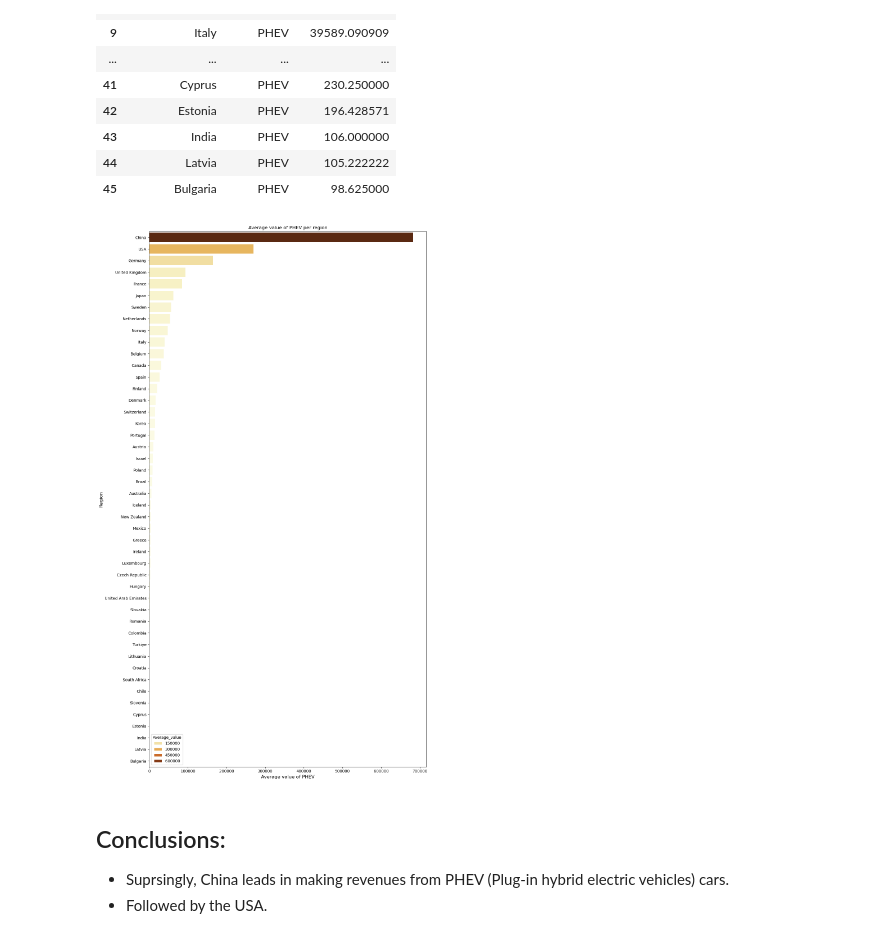
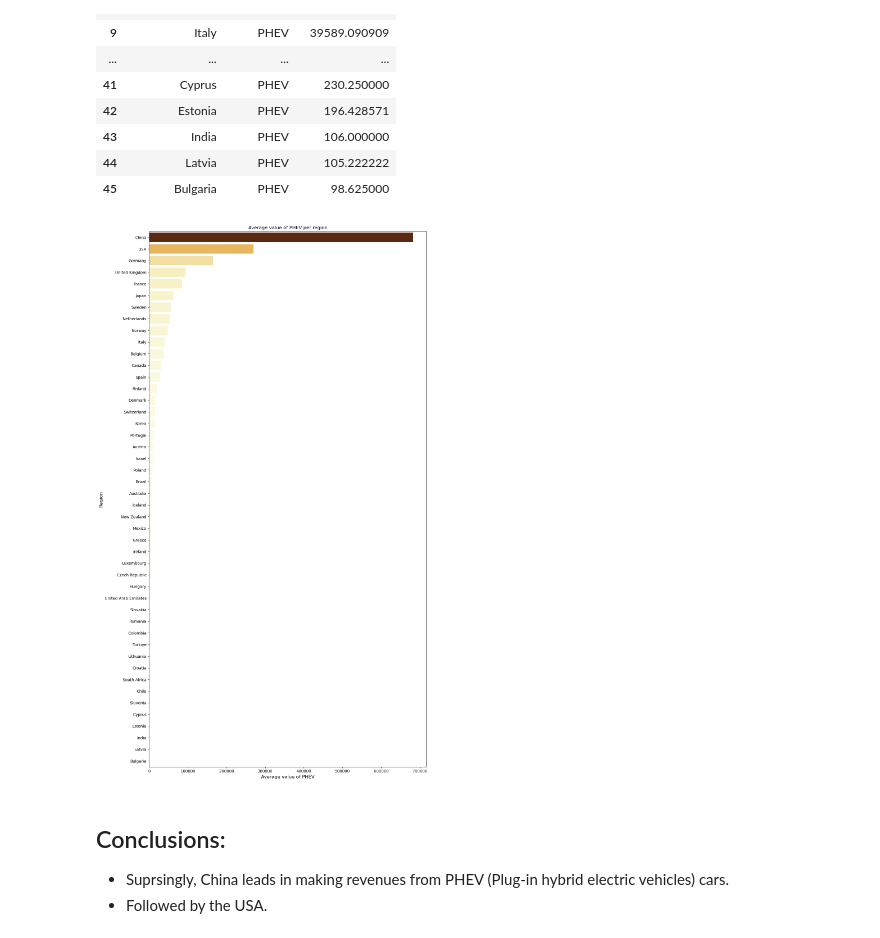
Before and after one commit to Fady-Foash97/Data-analysis-using-Pandas, a Jupyter notebook: Electric cars.ipynb, the cells around one changed output. Saved outputs shown, nothing was run; the diff lists cells and outputs as text; code cells hidden in the pictures.

```diff
--- a/Electric cars.ipynb
+++ b/Electric cars.ipynb
@@ -545,14 +545,15 @@ PHEV_avg1_sorted
 # %%
 plt.figure(figsize= (12, 20))
 sns.barplot(data = PHEV_avg1_sorted, x = PHEV_avg1_sorted['Average_value'], y = PHEV_avg1_sorted['region'], hue = 'Average_value',
             palette = sns.color_palette("YlOrBr", as_cmap = True))
 plt.xlabel('Average value of PHEV', size = 12)
 plt.ylabel('Region', size = 12)
 plt.title('Average value of PHEV per region', size = 12)
 plt.tight_layout()
+plt.legend().remove()
 plt.show()
 # %% [output]
-[figure, old version]
+[figure, new version]
 # %% [markdown]
 ## Conclusions:
 - Suprsingly, China leads in making revenues from PHEV (Plug-in hybrid electric vehicles) cars.
```
Also changed, not shown: parts of 1 cell of this notebook.
